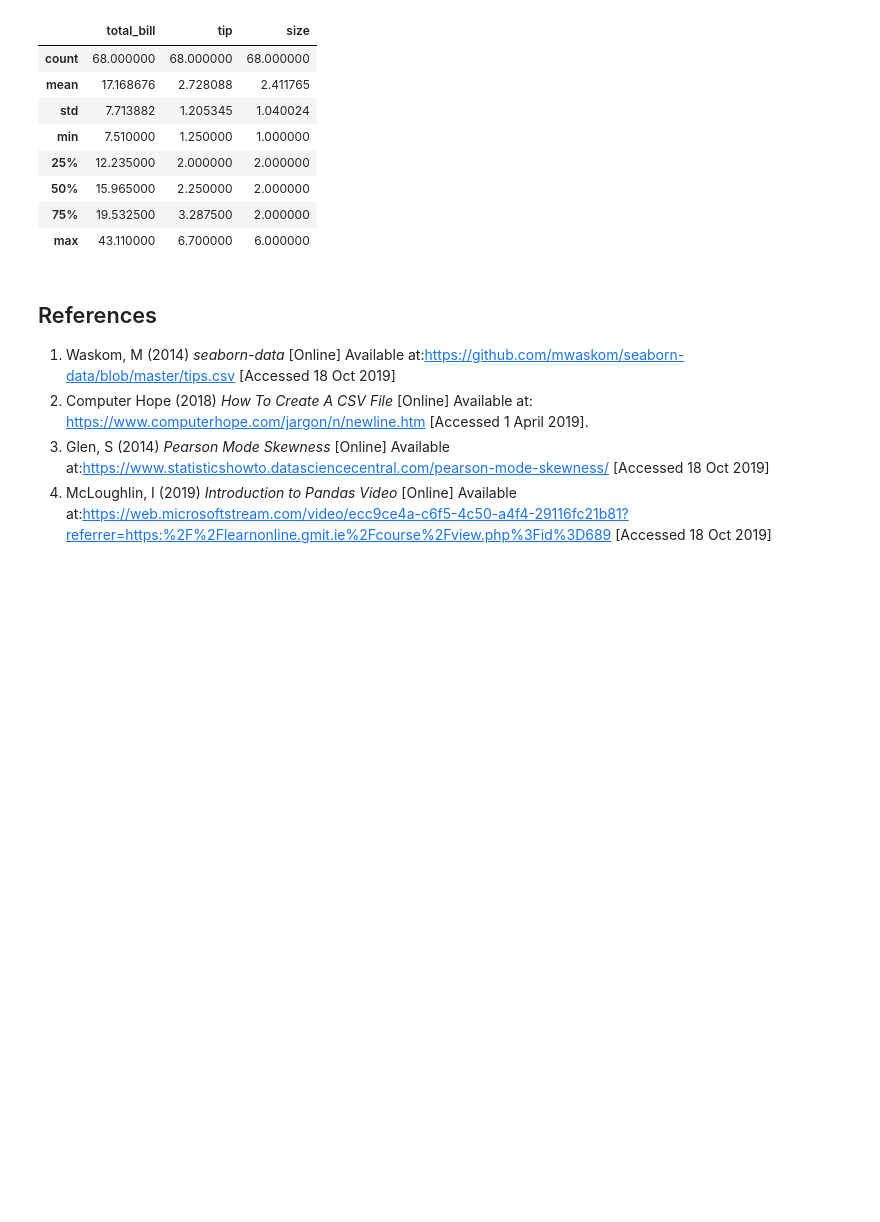
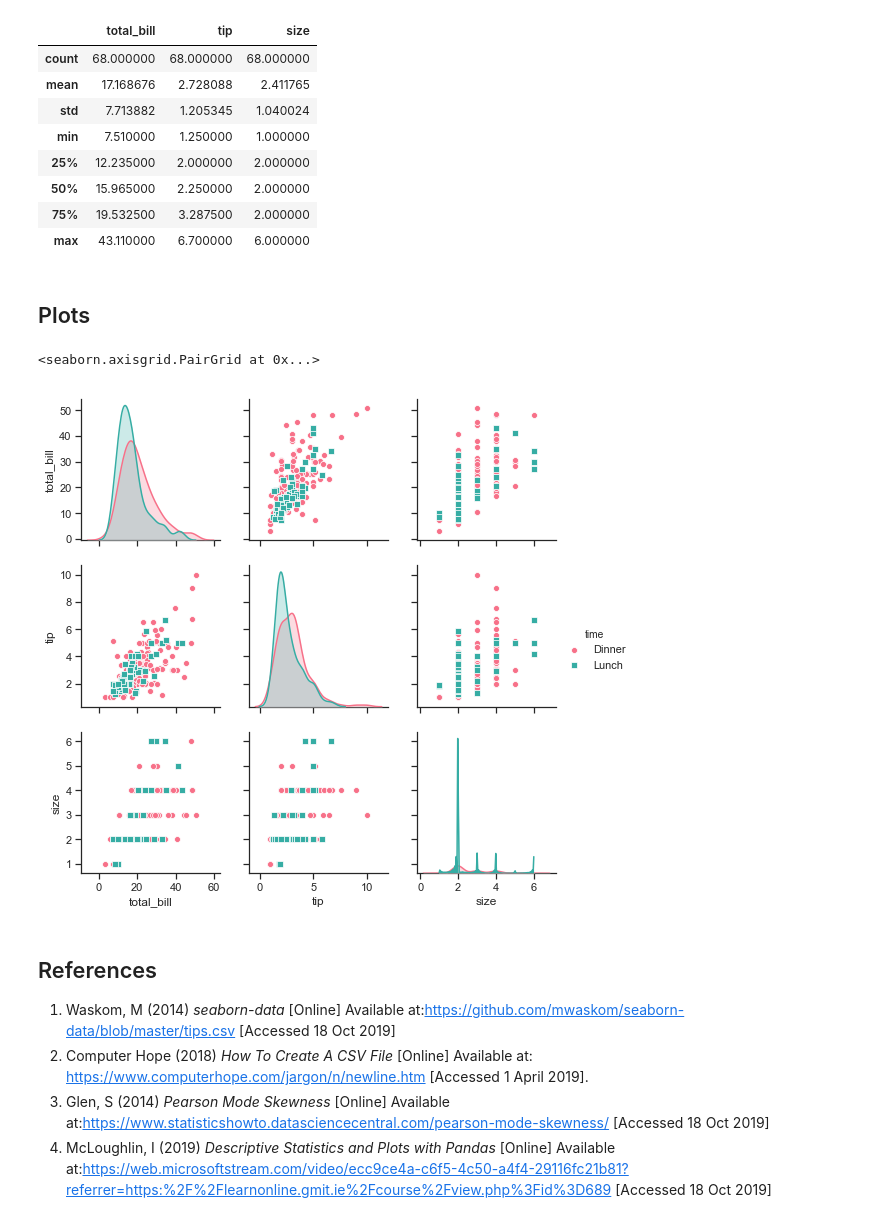
Before and after one commit to pcaulfie/fundamentals-project, a Jupyter notebook: Fundamentals of Data Analysis.ipynb, the cells around one changed output. Saved outputs shown, nothing was run; the diff lists cells and outputs as text; code cells hidden in the pictures; blank space fills up the shorter version.

Commit message:
Imported Seaborn library and created a pairplot to display the dataset

```diff
--- a/Fundamentals of Data Analysis.ipynb
+++ b/Fundamentals of Data Analysis.ipynb
@@ -87,9 +87,26 @@ df.describe()
 | 50% | 15.965000 | 2.250000 | 2.000000 |
 | 75% | 19.532500 | 3.287500 | 2.000000 |
 | max | 43.110000 | 6.700000 | 6.000000 |
+# %% [markdown]
+## Plots
+# %%
+# Import Seaborn Library
+# adapted from https://www.datacamp.com/community/tutorials/seaborn-python-tutorial#load
+import seaborn as sns
+# Seaborn does not have a default style, instead it comes with 5 preset styles, which must be called
+# I am using seaborn themes: ticks, as it is commonly used to give extra structure to the plots https://seaborn.pydata.org/tutorial/aesthetics.html
+sns.set(style="ticks")
+# Construct scatterplot using pairplot function - adapted from https://seaborn.pydata.org/generated/seaborn.pairplot.html
+# Hue is used to display lunch and Dinner in a different color (Series = time").
+# Palette ="husl" used to change color palette to husl instead of default. ref: https://seaborn.pydata.org/tutorial/color_palettes.html
+# markers=["o", "s", "D"] are used to display different markers for each level of the hue variable:
+sns.pairplot(df, hue='time', palette="husl", markers=["o", "s"])
+# %% [output]
+<seaborn.axisgrid.PairGrid at 0x...>
+[figure, added]
 # %% [markdown]
 ## References
    1. Waskom, M (2014) *seaborn-data* [Online] Available at:https://github.com/mwaskom/seaborn-data/blob/master/tips.csv [Accessed 18 Oct 2019]
    2. Computer Hope (2018) *How To Create A CSV File* [Online] Available at: https://www.computerhope.com/jargon/n/newline.htm [Accessed 1 April 2019].
    3. Glen, S (2014) *Pearson Mode Skewness* [Online] Available at:https://www.statisticshowto.datasciencecentral.com/pearson-mode-skewness/ [Accessed 18 Oct 2019]
-   4. McLoughlin, I (2019) *Introduction to Pandas Video* [Online] Available at:https://web.microsoftstream.com/video/ecc9ce4a-c6f5-4c50-a4f4-29116fc21b81?referrer=https:%2F%2Flearnonline.gmit.ie%2Fcourse%2Fview.php%3Fid%3D689 [Accessed 18 Oct 2019]
+   4. McLoughlin, I (2019) *Descriptive Statistics and Plots with Pandas* [Online] Available at:https://web.microsoftstream.com/video/ecc9ce4a-c6f5-4c50-a4f4-29116fc21b81?referrer=https:%2F%2Flearnonline.gmit.ie%2Fcourse%2Fview.php%3Fid%3D689 [Accessed 18 Oct 2019]
```
